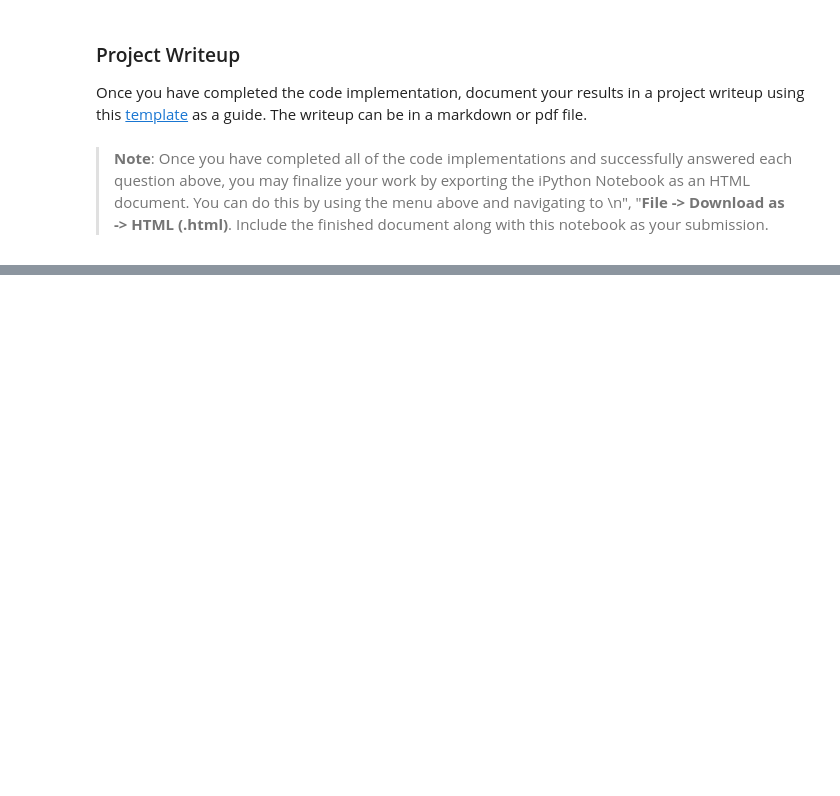
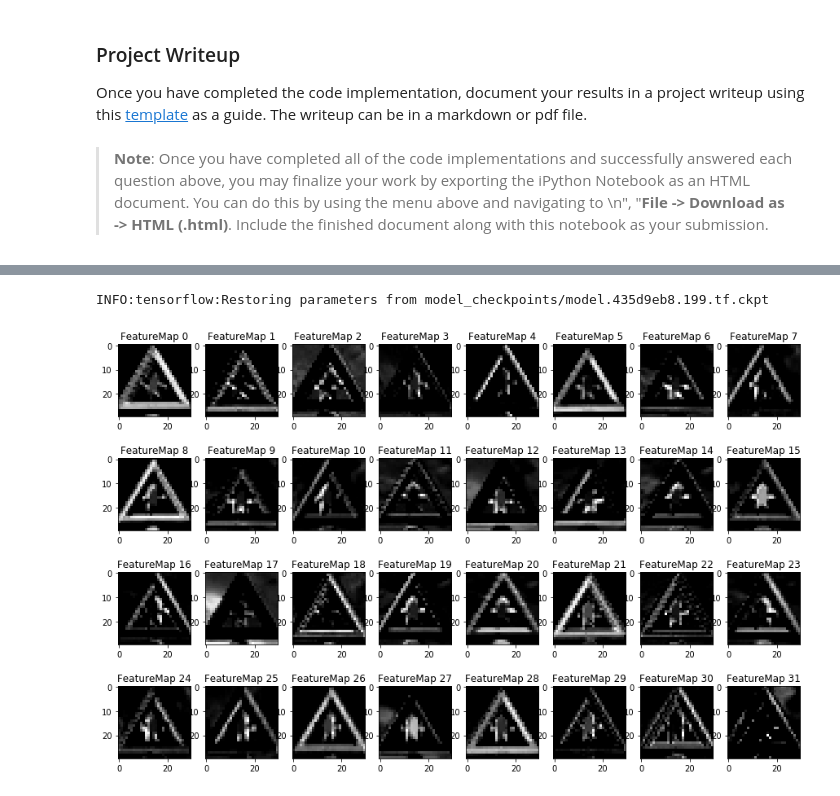
Before and after one commit to cuckookernel/CarND-Traffic-Signs, a Jupyter notebook: Traffic_Sign_Classifier.ipynb, the cells around one changed output, grey strips where cells are left out. Drawn from its saved outputs; the diff is of its cells as text; code cells hidden in the pictures; blank space fills up the shorter version.

```diff
--- a/Traffic_Sign_Classifier.ipynb
+++ b/Traffic_Sign_Classifier.ipynb
@@ -438,3 +505,21 @@ You may find `signnames.csv` useful as it contains mappings from the class id (i
 ### Run the predictions here and use the model to output the prediction for each image.
 ### Make sure to pre-process the images with the same pre-processing pipeline used earlier.
 ### Feel free to use as many code cells as needed.
+
+import tensorflow as tf
+reload( h )
+
+from IPython.core.display import HTML
+h.MY_DEV = "/cpu:0"
+ckpt_fname = "model_checkpoints/model.435d9eb8.199.tf.ckpt"
+
+tf.reset_default_graph()
+netw_arch = getattr( arch, hyp_pars["netw_arch_name"] )
+tnsr = h.build_network_and_metrics( (32,32,3), 43, netw_arch, hyp_pars )
+saver = tf.train.Saver()
+
+with tf.Session() as sess :
+    saver.restore(sess, ckpt_fname )
+    y_pred, top_5 = sess.run( [tnsr["y_pred"], tnsr["y_top_5"] ],
+                              feed_dict={ tnsr["input"]: X_eval,
+                                          tnsr["keep_prob"]: 1.} )
@@ -521,13 +670,12 @@ For an example of what feature map outputs look like, check out NVIDIA's results
 # activation_min/max: can be used to view the activation contrast in more detail, by default matplot sets min and max to the actual min and max values of the output
 # plt_num: used to plot out multiple different weight feature map sets on the same block, just extend the plt number for each new feature map entry
 
-def outputFeatureMap(image_input, tf_activation, activation_min=-1, activation_max=-1 ,plt_num=1):
+def outputFeatureMap( activation, activation_min=-1, activation_max=-1 ,plt_num=1):
     # Here make sure to preprocess your image_input in a way your network expects
     # with size, normalization, ect if needed
-    # image_input =
     # Note: x should be the same name as your network's tensorflow data placeholder variable
     # If you get an error tf_activation is not defined it may be having trouble accessing the variable from inside a function
-    activation = tf_activation.eval(session=sess,feed_dict={x : image_input})
+
     featuremaps = activation.shape[3]
     plt.figure(plt_num, figsize=(15,15))
     for featuremap in range(featuremaps):
@@ -541,3 +689,8 @@ def outputFeatureMap(image_input, tf_activation, activation_min=-1, activation_m
             plt.imshow(activation[0,:,:, featuremap], interpolation="nearest", vmin=activation_min, cmap="gray")
         else:
             plt.imshow(activation[0,:,:, featuremap], interpolation="nearest", cmap="gray")
+# %%
+tf.reset_default_graph()
+netw_arch = getattr( arch, hyp_pars["netw_arch_name"] )
+tnsr = h.build_network_and_metrics( (32,32,3), 43, netw_arch, hyp_pars )
+saver = tf.train.Saver()
@@ -543,0 +711,13 @@ def outputFeatureMap(image_input, tf_activation, activation_min=-1, activation_m
+# %%
+with tf.Session() as sess :
+    saver.restore(sess, ckpt_fname )
+    activation_conv1 = tnsr['conv1'].eval(session=sess,feed_dict={tnsr['input'] : X_eval[0:1,...]})
+    activation_maxp1 = tnsr['max_p1'].eval(session=sess,feed_dict={tnsr['input'] : X_eval[0:1,...]})
+    activation_conv2 = tnsr['conv2'].eval(session=sess,feed_dict={tnsr['input'] : X_eval[0:1,...]})
+# %% [output]
+INFO:tensorflow:Restoring parameters from model_checkpoints/model.435d9eb8.199.tf.ckpt
+# %%
+
+outputFeatureMap( activation_conv1, activation_min=-1, activation_max=-1 ,plt_num=1)
+# %% [output]
+[figure, added]
```
Also changed, not shown: parts of 38 cells of this notebook.
